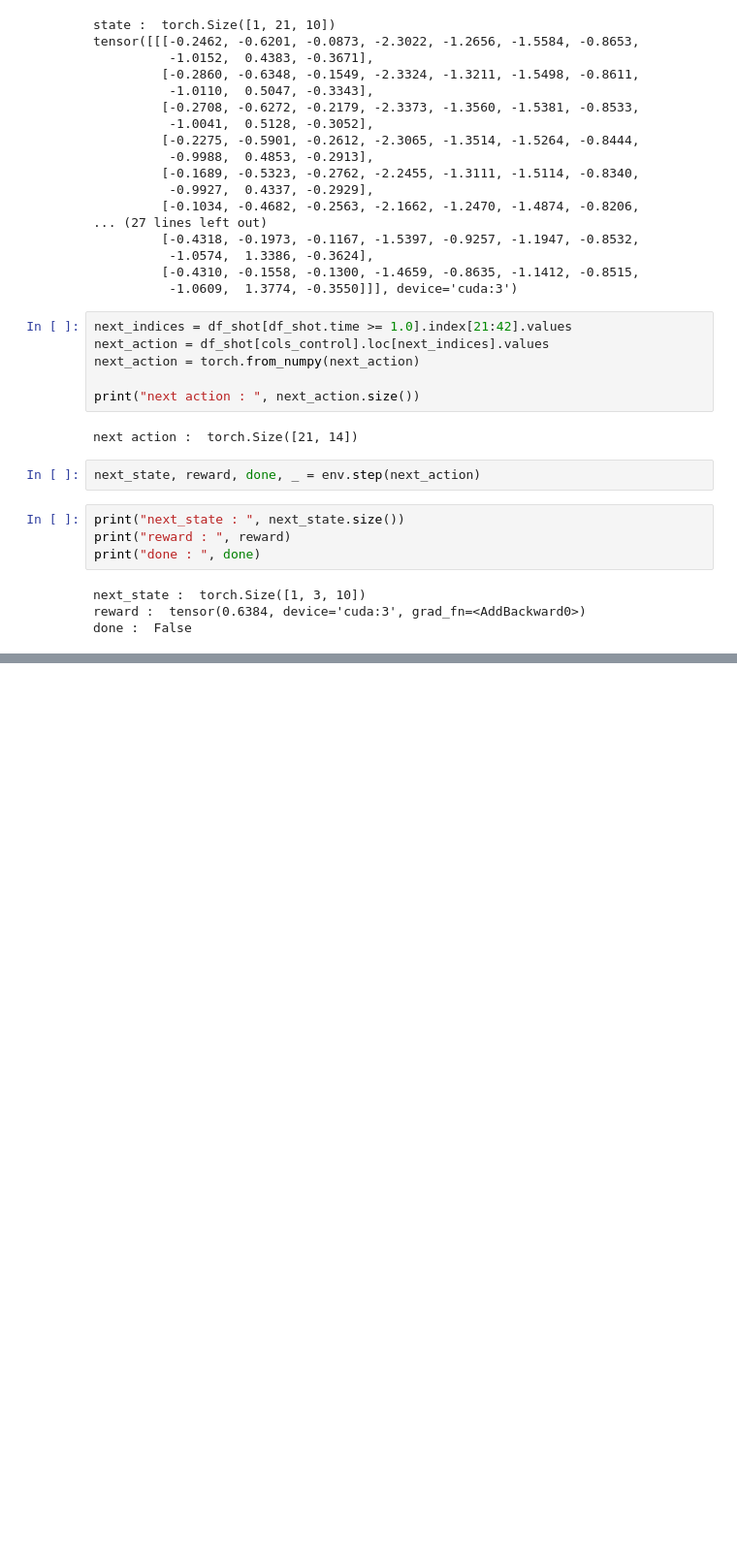
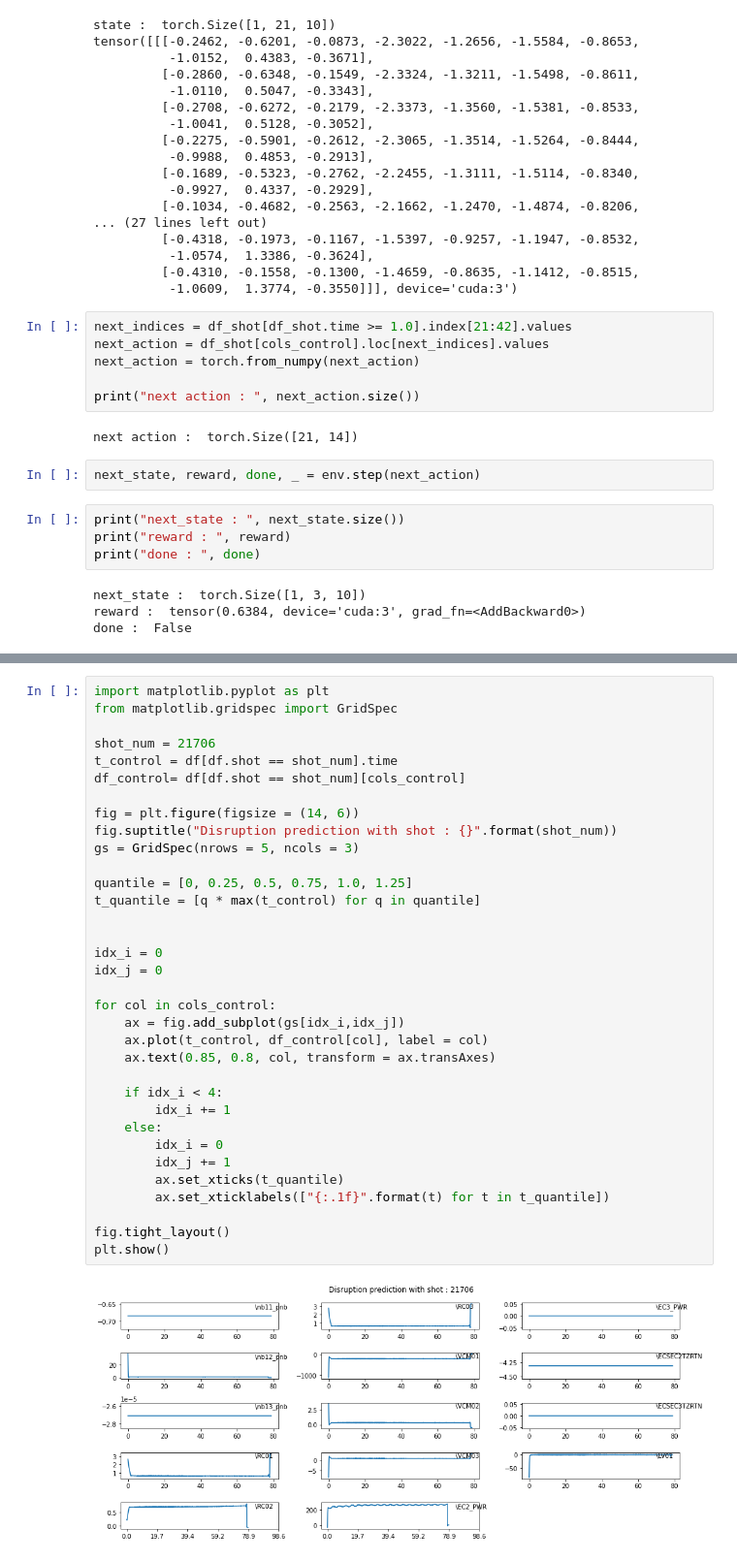
Before and after one commit to ZINZINBIN/Tokamak-Plasma-Operation-Control-based-on-RL, a Jupyter notebook: temp.ipynb, the cells around one changed output, grey strips where cells are left out. Shown at 97% size. Cells and saved outputs as stored; diff of their text form; blank space fills up the shorter version.

```diff
--- a/temp.ipynb
+++ b/temp.ipynb
@@ -162,0 +173,36 @@ done :  False
+# %%
+import matplotlib.pyplot as plt
+from matplotlib.gridspec import GridSpec
+
+shot_num = 21706
+t_control = df[df.shot == shot_num].time
+df_control= df[df.shot == shot_num][cols_control]
+
+fig = plt.figure(figsize = (14, 6))
+fig.suptitle("Disruption prediction with shot : {}".format(shot_num))
+gs = GridSpec(nrows = 5, ncols = 3)
+
+quantile = [0, 0.25, 0.5, 0.75, 1.0, 1.25]
+t_quantile = [q * max(t_control) for q in quantile]
+
+
+idx_i = 0
+idx_j = 0
+
+for col in cols_control:
+    ax = fig.add_subplot(gs[idx_i,idx_j])
+    ax.plot(t_control, df_control[col], label = col)
+    ax.text(0.85, 0.8, col, transform = ax.transAxes)
+
+    if idx_i < 4:
+        idx_i += 1
+    else:
+        idx_i = 0
+        idx_j += 1
+        ax.set_xticks(t_quantile)
+        ax.set_xticklabels(["{:.1f}".format(t) for t in t_quantile])
+
+fig.tight_layout()
+plt.show()
+# %% [output]
+[figure, added]
```
Also changed, not shown: parts of 2 cells of this notebook, 3 other files.
